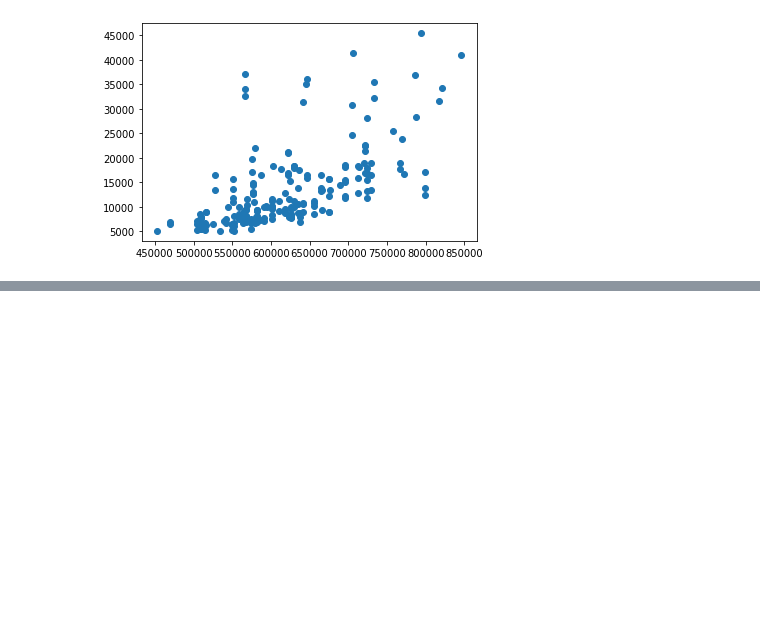
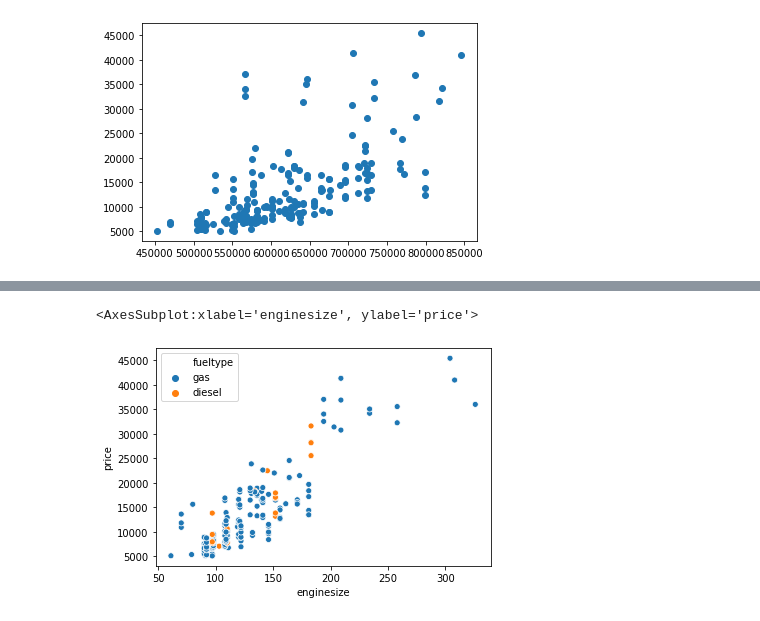
Before and after one commit to ledge-ai/intern-python-exam-kouheiohmikawa, a Jupyter notebook: Python_Basic/4_Visualization.ipynb, the cells around one changed output, grey strips where cells are left out. Saved outputs shown, nothing was run; the diff lists cells and outputs as text; code cells hidden in the pictures; blank space fills up the shorter version.

```diff
--- a/Python_Basic/4_Visualization.ipynb
+++ b/Python_Basic/4_Visualization.ipynb
@@ -243,0 +253,3 @@ plt.scatter(x,y)
+# %%
+x = df["enginesize"]
+y = df["price"]
@@ -243,0 +278,5 @@ plt.scatter(x,y)
+# %%
+sns.scatterplot(x,y,hue = df["fueltype"])
+# %% [output]
+<AxesSubplot:xlabel='enginesize', ylabel='price'>
+[figure, added]
```
Also changed, not shown: parts of 13 cells of this notebook, 1 other file.
